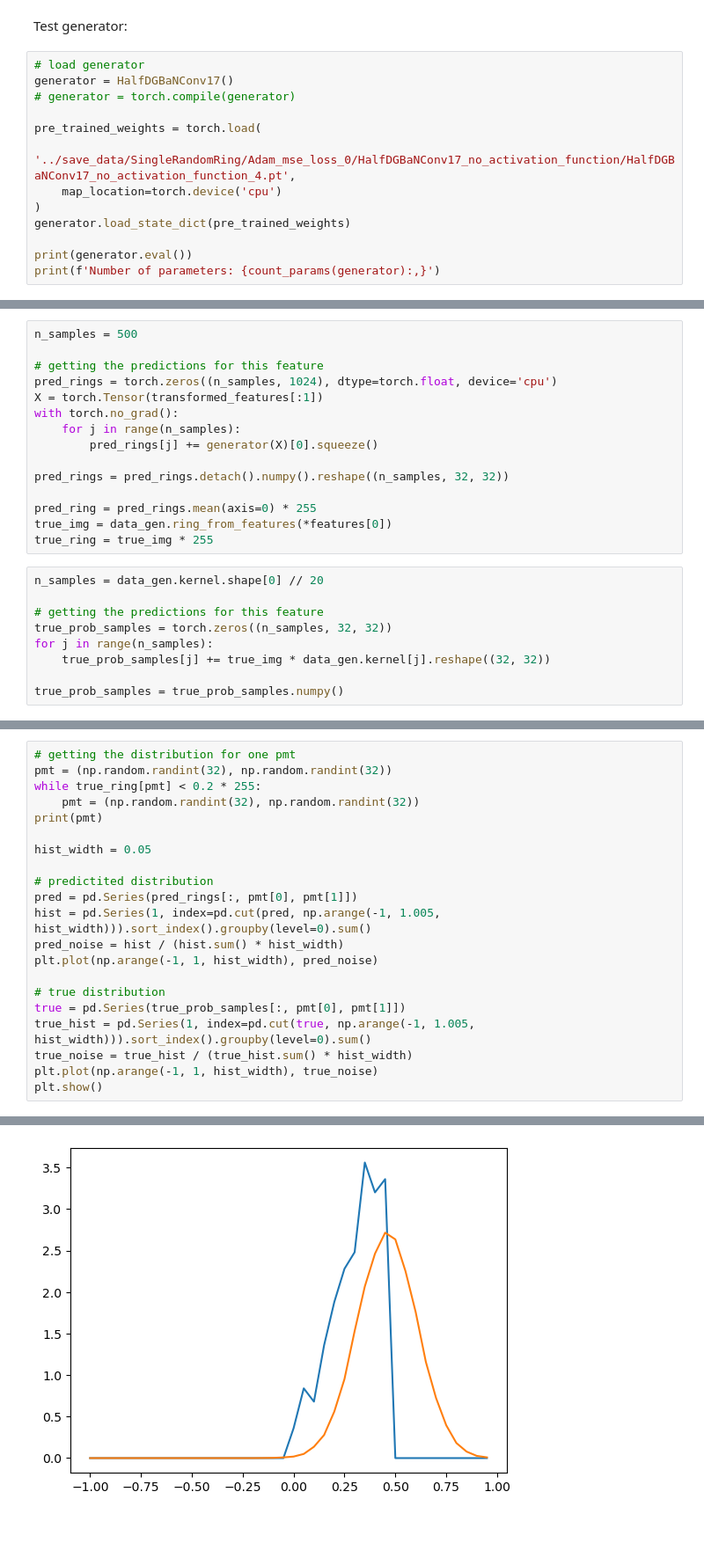
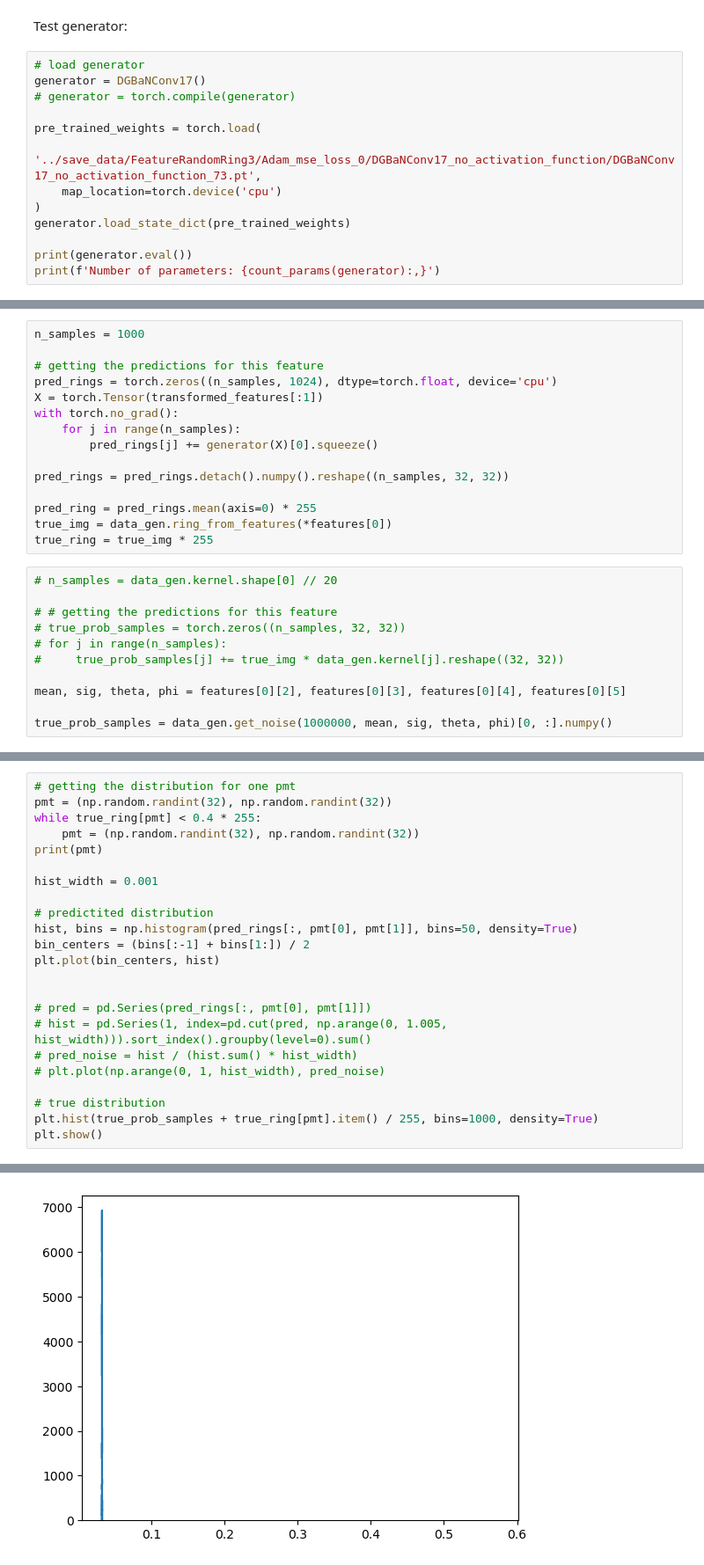
Before and after one commit to Bloomistell/DGBaN, a Jupyter notebook: test_model.ipynb, the cells around one changed output, grey strips where cells are left out. Shown at 88% size. Drawn from its saved outputs; the diff is of its cells as text; blank space fills up the shorter version.

```diff
--- a/test_model.ipynb
+++ b/test_model.ipynb
@@ -60,11 +54,11 @@ Image.fromarray((imgs[0].reshape((32, 32)) * 255 / imgs[0].max()).astype(np.uint
 Test generator:
 # %%
 # load generator
-generator = HalfDGBaNConv17()
+generator = DGBaNConv17()
 # generator = torch.compile(generator)
 
 pre_trained_weights = torch.load(
-    '../save_data/SingleRandomRing/Adam_mse_loss_0/HalfDGBaNConv17_no_activation_function/HalfDGBaNConv17_no_activation_function_4.pt',
+    '../save_data/FeatureRandomRing3/Adam_mse_loss_0/DGBaNConv17_no_activation_function/DGBaNConv17_no_activation_function_73.pt',
     map_location=torch.device('cpu')
 )
 generator.load_state_dict(pre_trained_weights)
@@ -111,5 +105,5 @@ Image.fromarray(abs(y_pred.reshape((32, 32)) * 255).astype(np.uint8))
 # %%
-n_samples = 500
+n_samples = 1000
 
 # getting the predictions for this feature
 pred_rings = torch.zeros((n_samples, 1024), dtype=torch.float, device='cpu')
@@ -124,14 +118,16 @@ pred_ring = pred_rings.mean(axis=0) * 255
 true_img = data_gen.ring_from_features(*features[0])
 true_ring = true_img * 255
 # %%
-n_samples = data_gen.kernel.shape[0] // 20
+# n_samples = data_gen.kernel.shape[0] // 20
 
-# getting the predictions for this feature
-true_prob_samples = torch.zeros((n_samples, 32, 32))
-for j in range(n_samples):
-    true_prob_samples[j] += true_img * data_gen.kernel[j].reshape((32, 32))
+# # getting the predictions for this feature
+# true_prob_samples = torch.zeros((n_samples, 32, 32))
+# for j in range(n_samples):
+#     true_prob_samples[j] += true_img * data_gen.kernel[j].reshape((32, 32))
 
-true_prob_samples = true_prob_samples.numpy()
+mean, sig, theta, phi = features[0][2], features[0][3], features[0][4], features[0][5]
+
+true_prob_samples = data_gen.get_noise(1000000, mean, sig, theta, phi)[0, :].numpy()
 # %%
 # predicted gaussian ring
 Image.fromarray(abs(pred_ring).astype(np.uint8))
@@ -155,22 +151,24 @@ Image.fromarray(np.abs(true_ring.numpy() - pred_ring).astype(np.uint8))
 # %%
 # getting the distribution for one pmt
 pmt = (np.random.randint(32), np.random.randint(32))
-while true_ring[pmt] < 0.2 * 255:
+while true_ring[pmt] < 0.4 * 255:
     pmt = (np.random.randint(32), np.random.randint(32))
 print(pmt)
 
-hist_width = 0.05
+hist_width = 0.001
 
 # predictited distribution
-pred = pd.Series(pred_rings[:, pmt[0], pmt[1]])
-hist = pd.Series(1, index=pd.cut(pred, np.arange(-1, 1.005, hist_width))).sort_index().groupby(level=0).sum()
-pred_noise = hist / (hist.sum() * hist_width)
-plt.plot(np.arange(-1, 1, hist_width), pred_noise)
+hist, bins = np.histogram(pred_rings[:, pmt[0], pmt[1]], bins=50, density=True)
+bin_centers = (bins[:-1] + bins[1:]) / 2
+plt.plot(bin_centers, hist)
+
+
+# pred = pd.Series(pred_rings[:, pmt[0], pmt[1]])
+# hist = pd.Series(1, index=pd.cut(pred, np.arange(0, 1.005, hist_width))).sort_index().groupby(level=0).sum()
+# pred_noise = hist / (hist.sum() * hist_width)
+# plt.plot(np.arange(0, 1, hist_width), pred_noise)
 
 # true distribution
-true = pd.Series(true_prob_samples[:, pmt[0], pmt[1]])
-true_hist = pd.Series(1, index=pd.cut(true, np.arange(-1, 1.005, hist_width))).sort_index().groupby(level=0).sum()
-true_noise = true_hist / (true_hist.sum() * hist_width)
-plt.plot(np.arange(-1, 1, hist_width), true_noise)
+plt.hist(true_prob_samples + true_ring[pmt].item() / 255, bins=1000, density=True)
 plt.show()
 # %% [output]
@@ -178 +176 @@ plt.show()
-[figure, old version]
+[figure, new version]
```
Also changed, not shown: parts of 10 cells of this notebook, 8 other files.
